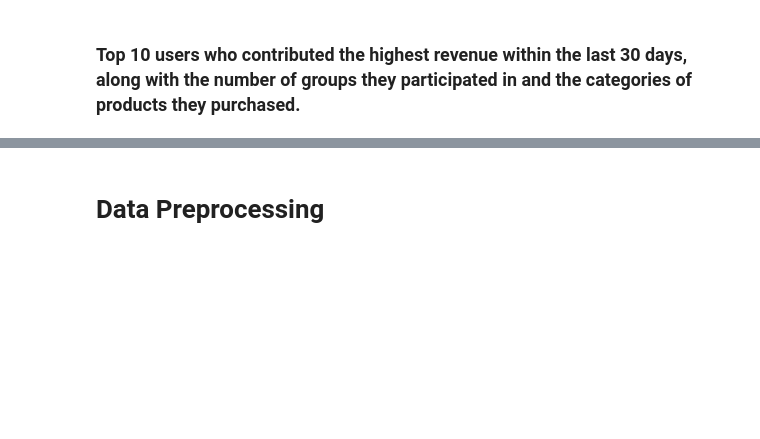
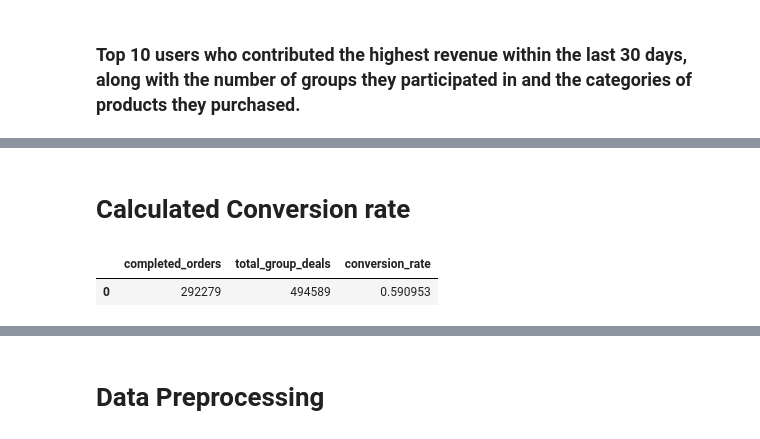
Before and after one commit to abelataguta/streamlit-sales-growth-dashboard, a Jupyter notebook: Data Science Exam cohert_analysis.ipynb, the cells around one changed output, grey strips where cells are left out. Drawn from its saved outputs; the diff is of its cells as text; code cells hidden in the pictures; blank space fills up the shorter version.

```diff
--- a/Data Science Exam cohert_analysis.ipynb
+++ b/Data Science Exam cohert_analysis.ipynb
@@ -152,3 +152,30 @@ results_df
 | 7 | 56b9be4b-9f4a-45db-be34-43de23aec33c | addisu | 4995.0 | 2 | Cloth & Fashion |
 | 8 | 063438d1-3964-444f-9218-dc2024641083 | Muluemebet | 4800.0 | 2 | Cloth & Fashion |
 | 9 | 2db52af6-0f04-4d1d-9abc-693fc52fdf49 | Melat | 4394.0 | 2 | Cloth & Fashion |
+# %% [markdown]
+# Calculated Conversion rate
+# %%
+query = """
+SELECT
+    COUNT(CASE WHEN o.status = 'COMPLETED' THEN 1 END) AS completed_orders,
+    COUNT(*) AS total_group_deals,
+    CASE
+        WHEN COUNT(*) = 0 THEN 0
+        ELSE COUNT(CASE WHEN o.status = 'COMPLETED' THEN 1 END) * 1.0 / COUNT(*)
+    END AS conversion_rate
+FROM
+    public.groups_carts gc
+LEFT JOIN
+    public.orders o ON gc.id = o.groups_carts_id
+WHERE
+    gc.created_at IS NOT NULL;
+"""
+
+# Execute the query and load results into a DataFrame
+conversion_rate_df = pd.read_sql(query, connection)
+
+# Display the results
+conversion_rate_df.head()
+# %% [output]
+|  | completed_orders | total_group_deals | conversion_rate |
+| 0 | 292279 | 494589 | 0.590953 |
```
Also changed, not shown: parts of 4 cells of this notebook.
